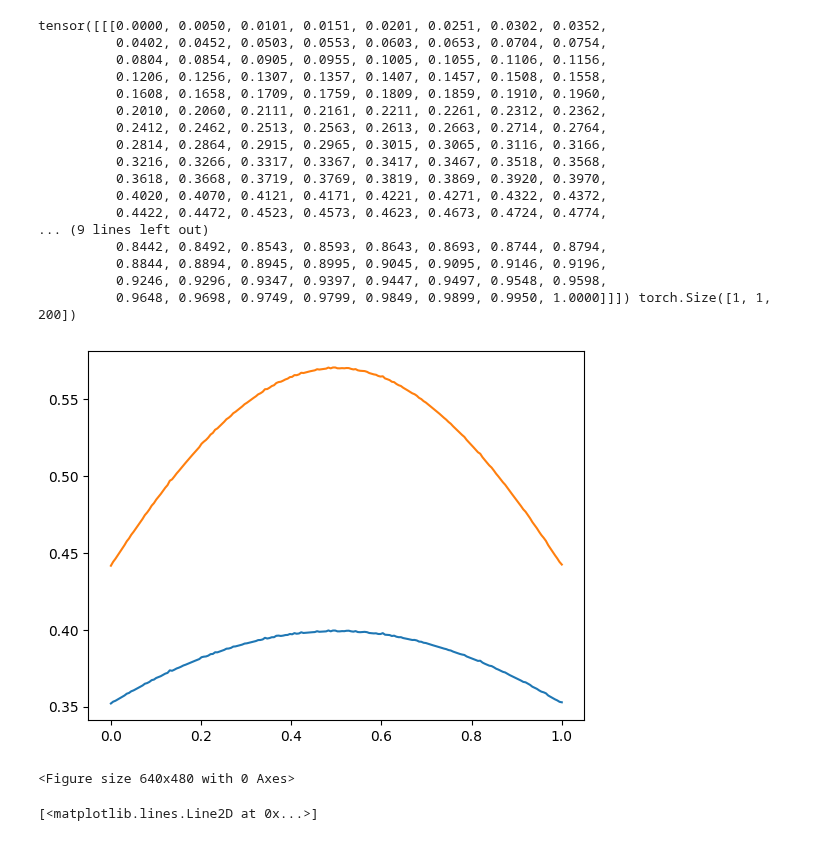
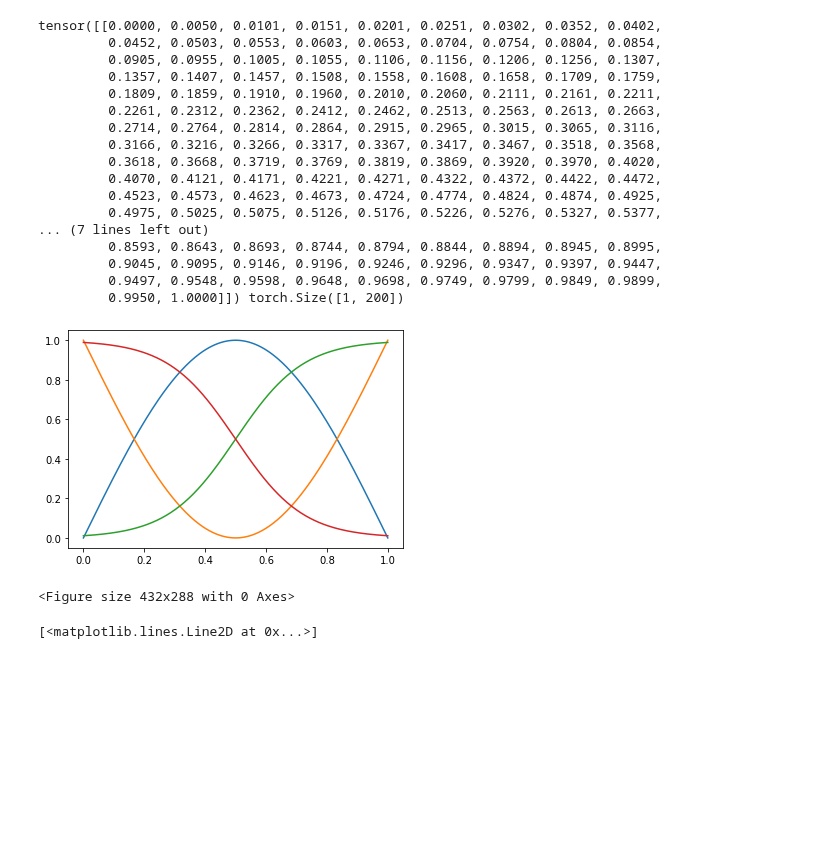
Before and after one commit to yildirimyigit/cnep, a Jupyter notebook: _test_data.ipynb, the cells around one changed output. Drawn from its saved outputs; the diff is of its cells as text; code cells hidden in the pictures; blank space fills up the shorter version.

```diff
--- a/_test_data.ipynb
+++ b/_test_data.ipynb
@@ -1,40 +1,53 @@
 # %%
 import torch
 # %%
-x = torch.linspace(0, 1, 200).unsqueeze(0).unsqueeze(0)
+x = torch.linspace(0, 1, 200).unsqueeze(0)
 print(x, x.shape)
 # %% [output]
-tensor([[[0.0000, 0.0050, 0.0101, 0.0151, 0.0201, 0.0251, 0.0302, 0.0352,
-          0.0402, 0.0452, 0.0503, 0.0553, 0.0603, 0.0653, 0.0704, 0.0754,
-          0.0804, 0.0854, 0.0905, 0.0955, 0.1005, 0.1055, 0.1106, 0.1156,
-          0.1206, 0.1256, 0.1307, 0.1357, 0.1407, 0.1457, 0.1508, 0.1558,
-          0.1608, 0.1658, 0.1709, 0.1759, 0.1809, 0.1859, 0.1910, 0.1960,
-          0.2010, 0.2060, 0.2111, 0.2161, 0.2211, 0.2261, 0.2312, 0.2362,
-          0.2412, 0.2462, 0.2513, 0.2563, 0.2613, 0.2663, 0.2714, 0.2764,
-          0.2814, 0.2864, 0.2915, 0.2965, 0.3015, 0.3065, 0.3116, 0.3166,
-          0.3216, 0.3266, 0.3317, 0.3367, 0.3417, 0.3467, 0.3518, 0.3568,
-          0.3618, 0.3668, 0.3719, 0.3769, 0.3819, 0.3869, 0.3920, 0.3970,
-          0.4020, 0.4070, 0.4121, 0.4171, 0.4221, 0.4271, 0.4322, 0.4372,
-          0.4422, 0.4472, 0.4523, 0.4573, 0.4623, 0.4673, 0.4724, 0.4774,
-... (9 lines left out)
-          0.8442, 0.8492, 0.8543, 0.8593, 0.8643, 0.8693, 0.8744, 0.8794,
-          0.8844, 0.8894, 0.8945, 0.8995, 0.9045, 0.9095, 0.9146, 0.9196,
-          0.9246, 0.9296, 0.9347, 0.9397, 0.9447, 0.9497, 0.9548, 0.9598,
-          0.9648, 0.9698, 0.9749, 0.9799, 0.9849, 0.9899, 0.9950, 1.0000]]]) torch.Size([1, 1, 200])
+tensor([[0.0000, 0.0050, 0.0101, 0.0151, 0.0201, 0.0251, 0.0302, 0.0352, 0.0402,
+         0.0452, 0.0503, 0.0553, 0.0603, 0.0653, 0.0704, 0.0754, 0.0804, 0.0854,
+         0.0905, 0.0955, 0.1005, 0.1055, 0.1106, 0.1156, 0.1206, 0.1256, 0.1307,
+         0.1357, 0.1407, 0.1457, 0.1508, 0.1558, 0.1608, 0.1658, 0.1709, 0.1759,
+         0.1809, 0.1859, 0.1910, 0.1960, 0.2010, 0.2060, 0.2111, 0.2161, 0.2211,
+         0.2261, 0.2312, 0.2362, 0.2412, 0.2462, 0.2513, 0.2563, 0.2613, 0.2663,
+         0.2714, 0.2764, 0.2814, 0.2864, 0.2915, 0.2965, 0.3015, 0.3065, 0.3116,
+         0.3166, 0.3216, 0.3266, 0.3317, 0.3367, 0.3417, 0.3467, 0.3518, 0.3568,
+         0.3618, 0.3668, 0.3719, 0.3769, 0.3819, 0.3869, 0.3920, 0.3970, 0.4020,
+         0.4070, 0.4121, 0.4171, 0.4221, 0.4271, 0.4322, 0.4372, 0.4422, 0.4472,
+         0.4523, 0.4573, 0.4623, 0.4673, 0.4724, 0.4774, 0.4824, 0.4874, 0.4925,
+         0.4975, 0.5025, 0.5075, 0.5126, 0.5176, 0.5226, 0.5276, 0.5327, 0.5377,
+... (7 lines left out)
+         0.8593, 0.8643, 0.8693, 0.8744, 0.8794, 0.8844, 0.8894, 0.8945, 0.8995,
+         0.9045, 0.9095, 0.9146, 0.9196, 0.9246, 0.9296, 0.9347, 0.9397, 0.9447,
+         0.9497, 0.9548, 0.9598, 0.9648, 0.9698, 0.9749, 0.9799, 0.9849, 0.9899,
+         0.9950, 1.0000]]) torch.Size([1, 200])
 # %%
-dx = x.shape[-1]
-noise = torch.clamp(torch.randn_like(x)*1e-7**0.5, min=0).view(-1, dx)
-y = torch.exp(torch.distributions.Normal(0.5, 1).log_prob(x)) + noise
-y1 = torch.exp(torch.distributions.Normal(0.5, 0.7).log_prob(x)) + noise
+# dx = x.shape[-1]
+# noise = torch.clamp(torch.randn_like(x)*1e-7**0.5, min=0).view(-1, dx)
+# y = torch.exp(torch.distributions.Normal(0.5, 1).log_prob(x)) + noise
+# y1 = torch.exp(torch.distributions.Normal(0.5, 0.7).log_prob(x)) + noise
+
+from data.data_generators import *
+
+generator_functions = [generate_sin, generate_cos, generate_cx_sigm, generate_reverse_cx_sigm]
+
+num_classes = 4
+num_indiv = 1
+
+y = torch.zeros(4, 200, 1)
+
+for i in range(num_classes):
+    y[i*num_indiv:(i+1)*num_indiv] = torch.unsqueeze(generator_functions[i](x), 2)
 # %%
 from matplotlib import pyplot as plt
 
-plt.plot(x.squeeze(), y.squeeze())
-plt.plot(x.squeeze(), y1.squeeze())
+for i in range(4):
+    plt.plot(x.squeeze(), y[i].squeeze())
+
 fig = plt.figure()
 # %% [output]
-[figure, old version]
+[figure, new version]
-<Figure size 640x480 with 0 Axes>
+<Figure size 432x288 with 0 Axes>
 # %%
 from data.data_generators import *
 
```
Also changed, not shown: 1 other file.
